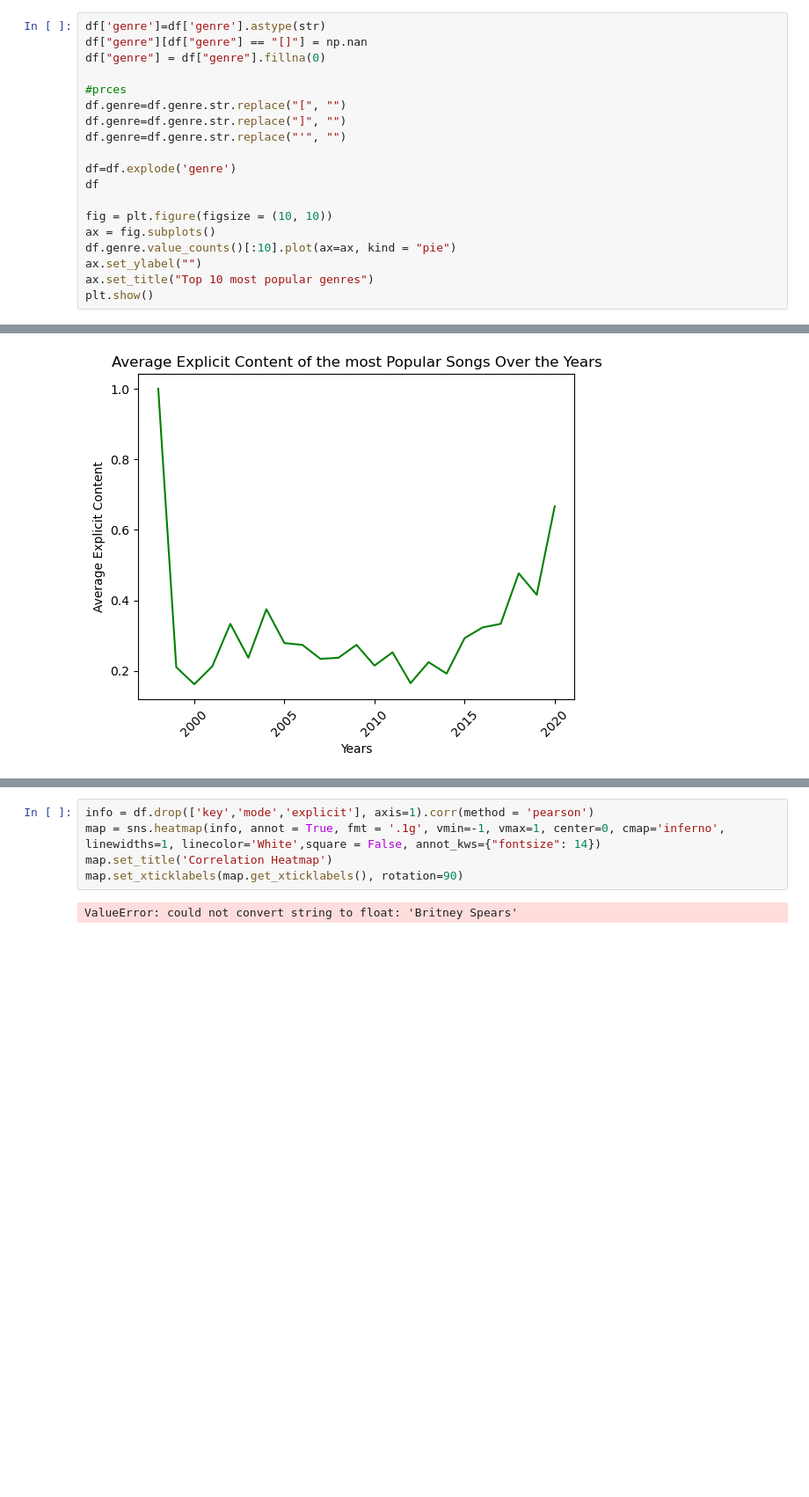
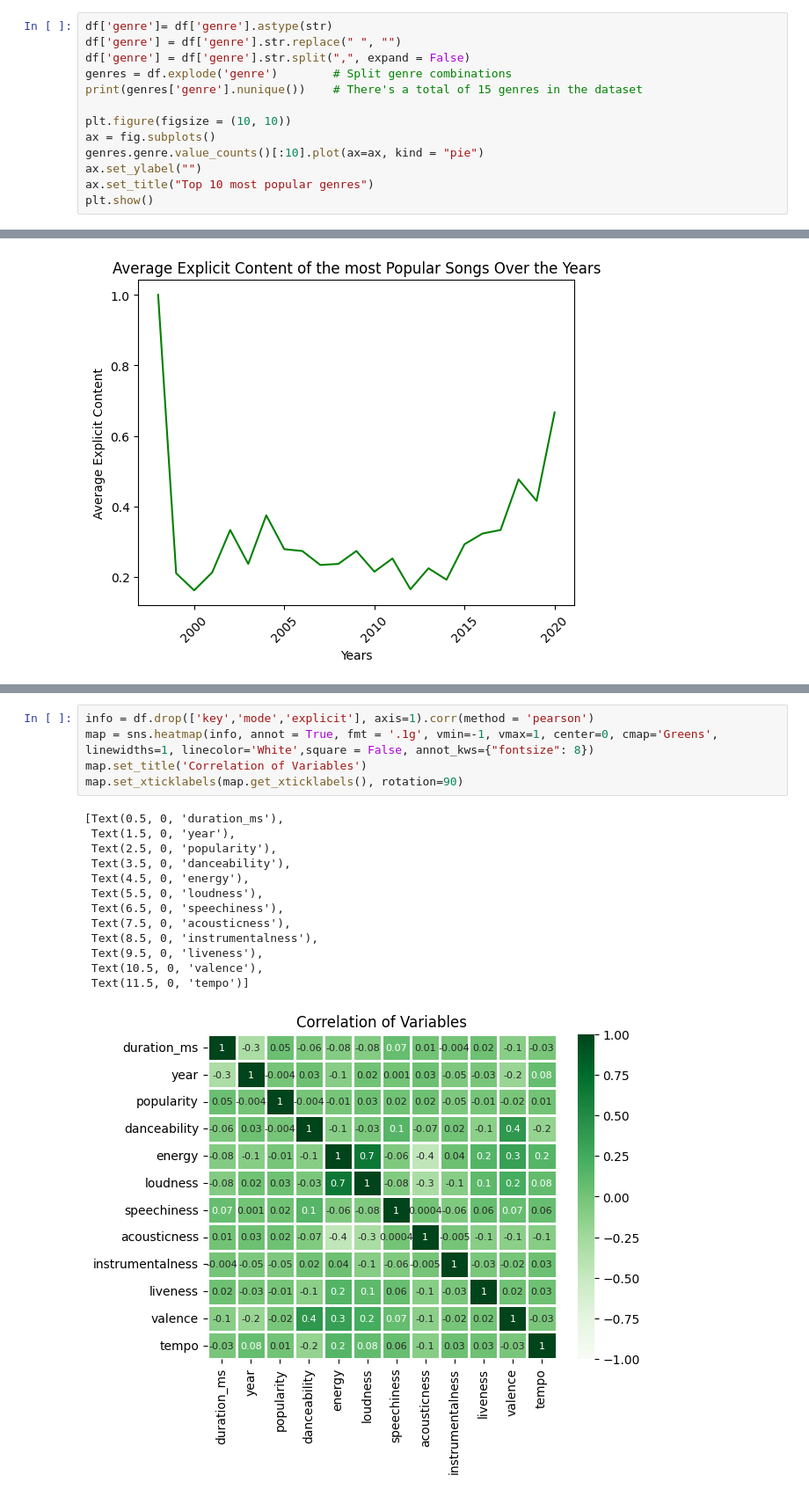
Before and after one commit to mduos/scipy_project_group_16, a Jupyter notebook: aiko.ipynb, the cells around one changed output, grey strips where cells are left out. Shown at 88% size. Cells and saved outputs as stored; diff of their text form; blank space fills up the shorter version.

```diff
--- a/aiko.ipynb
+++ b/aiko.ipynb
@@ -143,19 +97,13 @@ Text(0, 0.5, 'Popularity of the Song')
 # %%
-df['genre']=df['genre'].astype(str)
-df["genre"][df["genre"] == "[]"] = np.nan
-df["genre"] = df["genre"].fillna(0)
+df['genre']= df['genre'].astype(str)
+df['genre'] = df['genre'].str.replace(" ", "")
+df['genre'] = df['genre'].str.split(",", expand = False)
+genres = df.explode('genre')        # Split genre combinations
+print(genres['genre'].nunique())    # There's a total of 15 genres in the dataset
 
-#prces
-df.genre=df.genre.str.replace("[", "")
-df.genre=df.genre.str.replace("]", "")
-df.genre=df.genre.str.replace("'", "")
-
-df=df.explode('genre')
-df
-
-fig = plt.figure(figsize = (10, 10))
+plt.figure(figsize = (10, 10))
 ax = fig.subplots()
-df.genre.value_counts()[:10].plot(ax=ax, kind = "pie")
+genres.genre.value_counts()[:10].plot(ax=ax, kind = "pie")
 ax.set_ylabel("")
 ax.set_title("Top 10 most popular genres")
 plt.show()
@@ -259,7 +163,19 @@ plt.show()
 # %%
 info = df.drop(['key','mode','explicit'], axis=1).corr(method = 'pearson')
-map = sns.heatmap(info, annot = True, fmt = '.1g', vmin=-1, vmax=1, center=0, cmap='inferno', linewidths=1, linecolor='White',square = False, annot_kws={"fontsize": 14})
-map.set_title('Correlation Heatmap')
+map = sns.heatmap(info, annot = True, fmt = '.1g', vmin=-1, vmax=1, center=0, cmap='Greens', linewidths=1, linecolor='White',square = False, annot_kws={"fontsize": 8})
+map.set_title('Correlation of Variables')
 map.set_xticklabels(map.get_xticklabels(), rotation=90)
 # %% [output]
-ValueError: could not convert string to float: 'Britney Spears'
+[Text(0.5, 0, 'duration_ms'),
+ Text(1.5, 0, 'year'),
+ Text(2.5, 0, 'popularity'),
+ Text(3.5, 0, 'danceability'),
+ Text(4.5, 0, 'energy'),
+ Text(5.5, 0, 'loudness'),
+ Text(6.5, 0, 'speechiness'),
+ Text(7.5, 0, 'acousticness'),
+ Text(8.5, 0, 'instrumentalness'),
+ Text(9.5, 0, 'liveness'),
+ Text(10.5, 0, 'valence'),
+ Text(11.5, 0, 'tempo')]
+[figure, added]
```
Also changed, not shown: parts of 12 cells of this notebook.
